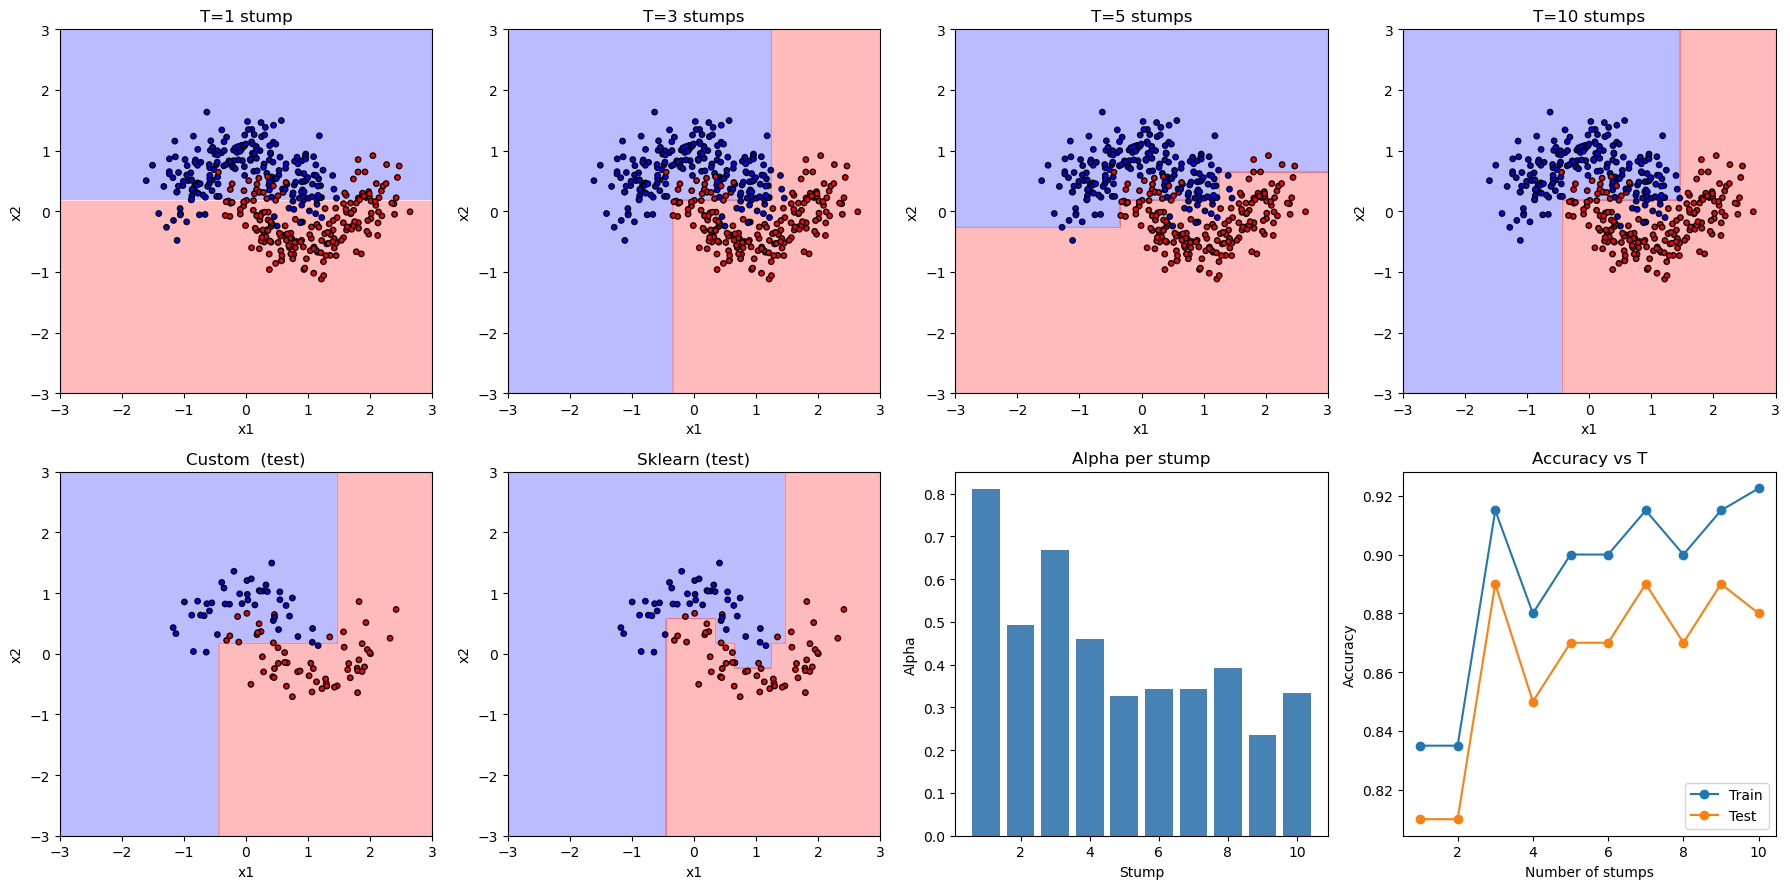
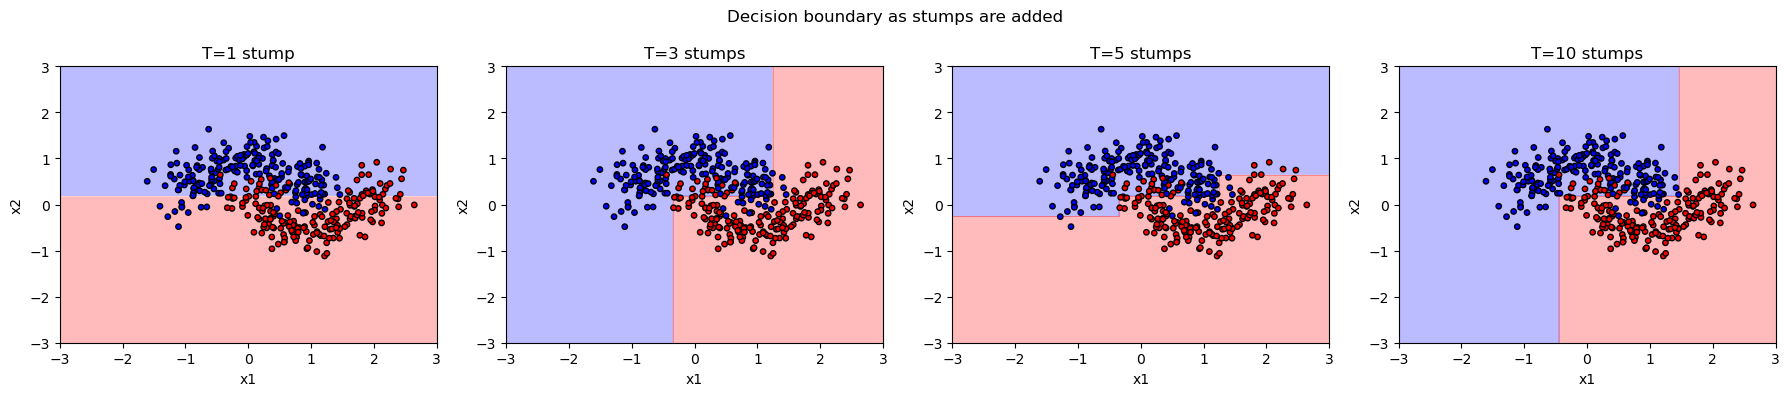
The notebook cell's code change between the first figure and the second:
--- before
+++ after
@@ -19,72 +19,64 @@
 
 
+# Stumps over time 
+fig, axes = plt.subplots(1, 4, figsize=(18, 4))
+fig.suptitle("Decision boundary as stumps are added")
+for ax, t in zip(axes, [1, 3, 5, 10]):
+    H = sum(
+        alpha * custom_model._stump_predict(grid, m)
+        for alpha, m in zip(custom_model.alphas[:t], custom_model.models[:t])
+    )
+    ax.contourf(xx, yy, np.sign(H).reshape(xx.shape), alpha=0.3, cmap='bwr')
+    ax.scatter(X_train[:, 0], X_train[:, 1], c=y_train, cmap='bwr', edgecolors='k', s=15)
+    ax.set_title(f"T={t} stump{'s' if t > 1 else ''}")
+    ax.set_xlabel("x1")
+    ax.set_ylabel("x2")
 
-def plot_boundary(ax, model, X, y, title, is_sklearn=False):
-    xx, yy = np.meshgrid(np.linspace(-3, 3, 300), np.linspace(-3, 3, 300))
-    grid = np.c_[xx.ravel(), yy.ravel()]
+plt.tight_layout()
+plt.show()
 
-    if is_sklearn:
-        zz = np.where(model.predict(grid) == 0, -1, 1).reshape(xx.shape)
-    else:
-        zz = model.predict(grid).reshape(xx.shape)
+#sklearn vs custom final boundary
+fig, axes = plt.subplots(1, 2, figsize=(10, 4))
+fig.suptitle("Final decision boundaries on test data")
 
+custom_zz  = custom_model.predict(grid).reshape(xx.shape)
+sklearn_zz = np.where(sklearn_model.predict(grid) == 0, -1, 1).reshape(xx.shape)
+
+for ax, zz, title in zip(axes, [custom_zz, sklearn_zz], ["Custom", "Sklearn"]):
     ax.contourf(xx, yy, zz, alpha=0.3, cmap='bwr')
-    ax.scatter(X[:, 0], X[:, 1], c=y, cmap='bwr', edgecolors='k', s=15)
+    ax.scatter(X_test[:, 0], X_test[:, 1], c=y_test, cmap='bwr', edgecolors='k', s=15)
     ax.set_title(title)
     ax.set_xlabel("x1")
     ax.set_ylabel("x2")
 
+plt.tight_layout()
+plt.show()
 
-def plot_stump_progression(axes, model, X, y):
-    """Plot decision boundary as stumps are added one by one."""
-    for ax, t in zip(axes, [1, 3, 5, 10]):
-        xx, yy = np.meshgrid(np.linspace(-3, 3, 300), np.linspace(-3, 3, 300))
-        grid = np.c_[xx.ravel(), yy.ravel()]
+#alpha per stump 
+plt.figure(figsize=(6, 4))
+plt.bar(range(1, len(custom_model.alphas) + 1), custom_model.alphas, color='steelblue')
+plt.title("Alpha per stump")
+plt.xlabel("Stump")
+plt.ylabel("Alpha")
+plt.tight_layout()
+plt.show()
 
-        H = sum(
-            alpha * model._stump_predict(grid, m)
-            for alpha, m in zip(model.alphas[:t], model.models[:t])
-        )
-        zz = np.sign(H).reshape(xx.shape)
-
-        ax.contourf(xx, yy, zz, alpha=0.3, cmap='bwr')
-        ax.scatter(X[:, 0], X[:, 1], c=y, cmap='bwr', edgecolors='k', s=15)
-        ax.set_title(f"T={t} stump{'s' if t > 1 else ''}")
-        ax.set_xlabel("x1")
-        ax.set_ylabel("x2")
-
-
-fig, axes = plt.subplots(2, 4, figsize=(18, 9))
-
-# Row 1: stump progression on train data
-plot_stump_progression(axes[0], custom_model, X_train, y_train)
-
-# Row 2: final boundaries (custom vs sklearn) on test data + alpha bar chart
-plot_boundary(axes[1][0], custom_model,  X_test, y_test, "Custom  (test)")
-plot_boundary(axes[1][1], sklearn_model, X_test, y_test, "Sklearn (test)", is_sklearn=True)
-
-# Alpha weights per stump
-axes[1][2].bar(range(1, len(custom_model.alphas) + 1), custom_model.alphas, color='steelblue')
-axes[1][2].set_title("Alpha per stump")
-axes[1][2].set_xlabel("Stump")
-axes[1][2].set_ylabel("Alpha")
-
-# Train vs test accuracy as T grows
+# T over time accuracy 
 train_accs, test_accs = [], []
 for t in range(1, len(custom_model.alphas) + 1):
     H_train = sum(a * custom_model._stump_predict(X_train, m)
                   for a, m in zip(custom_model.alphas[:t], custom_model.models[:t]))
-    H_test  = sum(a * custom_model._stump_predict(X_test,  m)
+    H_test  = sum(a * custom_model._stump_predict(X_test, m)
                   for a, m in zip(custom_model.alphas[:t], custom_model.models[:t]))
     train_accs.append(accuracy_score(y_train, np.sign(H_train)))
     test_accs.append(accuracy_score(y_test,  np.sign(H_test)))
 
-axes[1][3].plot(range(1, len(train_accs) + 1), train_accs, label='Train', marker='o')
-axes[1][3].plot(range(1, len(test_accs)  + 1), test_accs,  label='Test',  marker='o')
-axes[1][3].set_title("Accuracy vs T")
-axes[1][3].set_xlabel("Number of stumps")
-axes[1][3].set_ylabel("Accuracy")
-axes[1][3].legend()
-
+plt.figure(figsize=(6, 4))
+plt.plot(range(1, len(train_accs) + 1), train_accs, label='Train', marker='o')
+plt.plot(range(1, len(test_accs)  + 1), test_accs,  label='Test',  marker='o')
+plt.title("Accuracy vs number of stumps")
+plt.xlabel("Number of stumps")
+plt.ylabel("Accuracy")
+plt.legend()
 plt.tight_layout()
 plt.show()

Commit: Tidy up